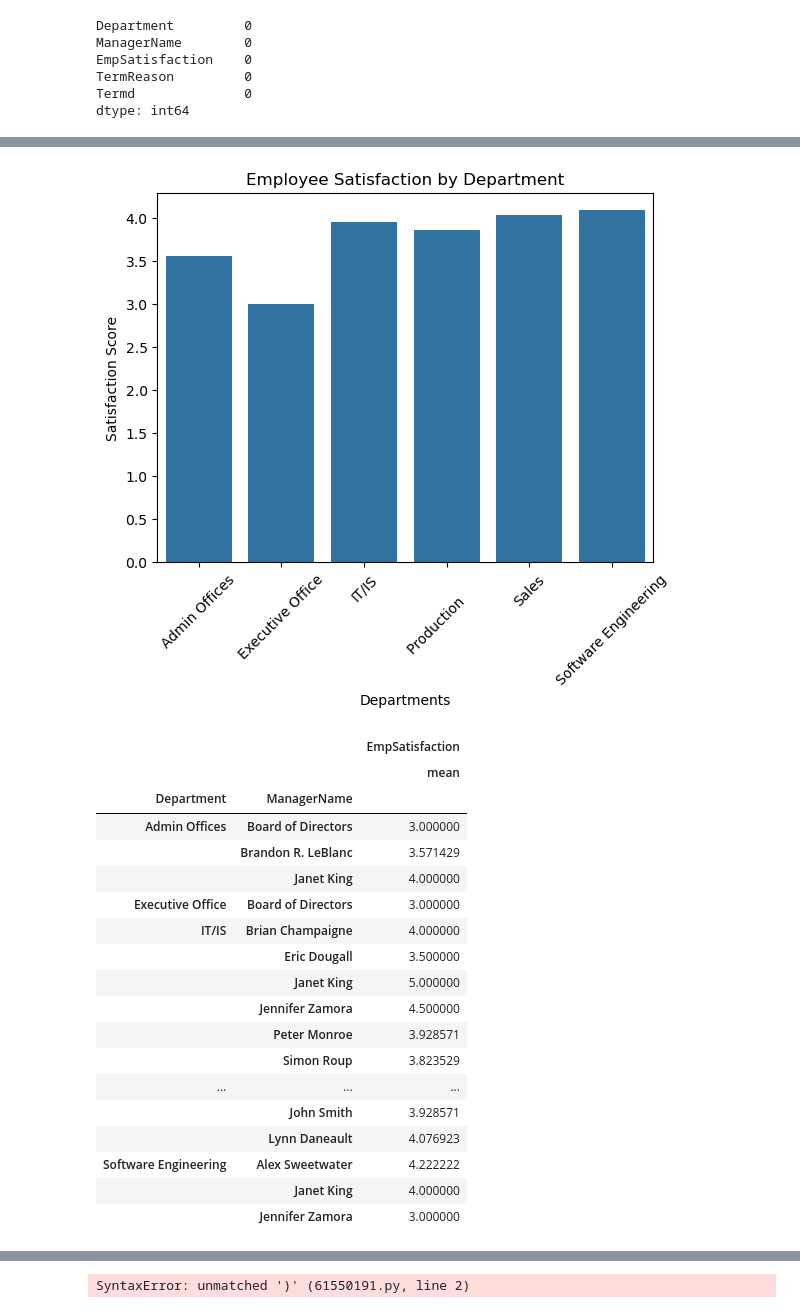
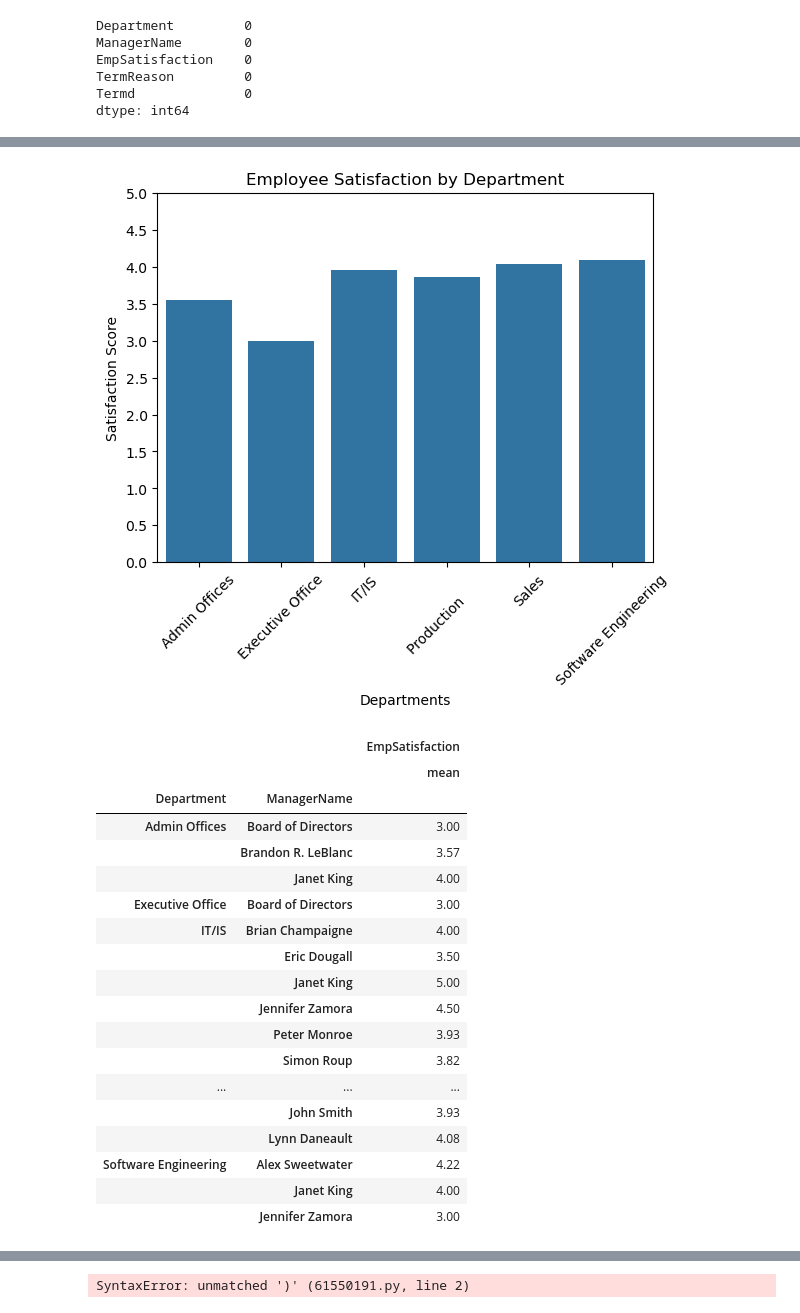
Before and after one commit to akisharbnsn/CohortB_Career_Analysis, a Jupyter notebook: notebook/alyssac_eda.ipynb, the cells around one changed output, grey strips where cells are left out. Saved outputs shown, nothing was run; the diff lists cells and outputs as text; code cells hidden in the pictures.

Commit message:
graphing version 2

```diff
--- a/notebook/alyssac_eda.ipynb
+++ b/notebook/alyssac_eda.ipynb
@@ -131,32 +128,33 @@ sns.barplot(data= depart_avg, x= "Department", y= "EmpSatifaction_mean")
 plt.xlabel('Departments')
 plt.ylabel('Satisfaction Score')
 plt.title('Employee Satisfaction by Department')
+plt.yticks([0, 0.5, 1, 1.5, 2, 2.5, 3, 3.5, 4, 4.5, 5])
 plt.xticks(rotation=45)
 plt.show()
 # %% [output]
-[figure, old version]
+[figure, new version]
 # %%
 #Filter by manager for satifaction score
-manager_avg = satisfaction.groupby(['Department','ManagerName']).agg({'EmpSatisfaction' : ['mean']})
+manager_avg = satisfaction.groupby(['Department','ManagerName']).agg({'EmpSatisfaction' : ['mean']}).round(2)
 manager_avg
 # %% [output]
 |  |  | EmpSatisfaction |
 |  |  | mean |
 | Department | ManagerName |  |
-| Admin Offices | Board of Directors | 3.000000 |
-|  | Brandon R. LeBlanc | 3.571429 |
-|  | Janet King | 4.000000 |
-| Executive Office | Board of Directors | 3.000000 |
-| IT/IS | Brian Champaigne | 4.000000 |
-|  | Eric Dougall | 3.500000 |
-|  | Janet King | 5.000000 |
-|  | Jennifer Zamora | 4.500000 |
-|  | Peter Monroe | 3.928571 |
-|  | Simon Roup | 3.823529 |
+| Admin Offices | Board of Directors | 3.00 |
+|  | Brandon R. LeBlanc | 3.57 |
+|  | Janet King | 4.00 |
+| Executive Office | Board of Directors | 3.00 |
+| IT/IS | Brian Champaigne | 4.00 |
+|  | Eric Dougall | 3.50 |
+|  | Janet King | 5.00 |
+|  | Jennifer Zamora | 4.50 |
+|  | Peter Monroe | 3.93 |
+|  | Simon Roup | 3.82 |
 | ... | ... | ... |
-|  | John Smith | 3.928571 |
-|  | Lynn Daneault | 4.076923 |
-| Software Engineering | Alex Sweetwater | 4.222222 |
-|  | Janet King | 4.000000 |
-|  | Jennifer Zamora | 3.000000 |
+|  | John Smith | 3.93 |
+|  | Lynn Daneault | 4.08 |
+| Software Engineering | Alex Sweetwater | 4.22 |
+|  | Janet King | 4.00 |
+|  | Jennifer Zamora | 3.00 |
 # %%
```
Also changed, not shown: parts of 10 cells of this notebook.
